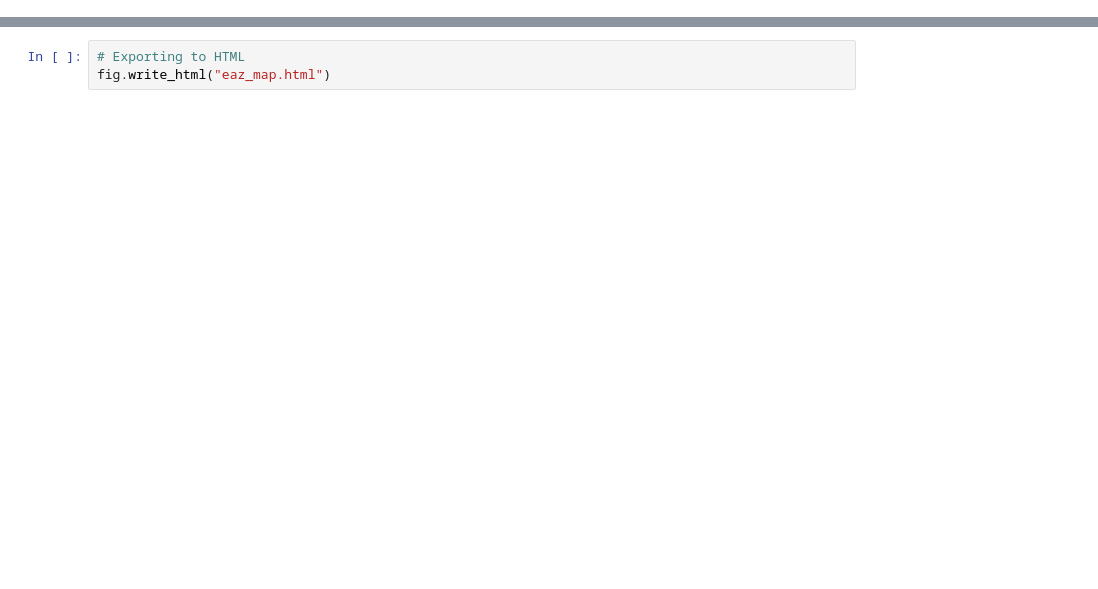
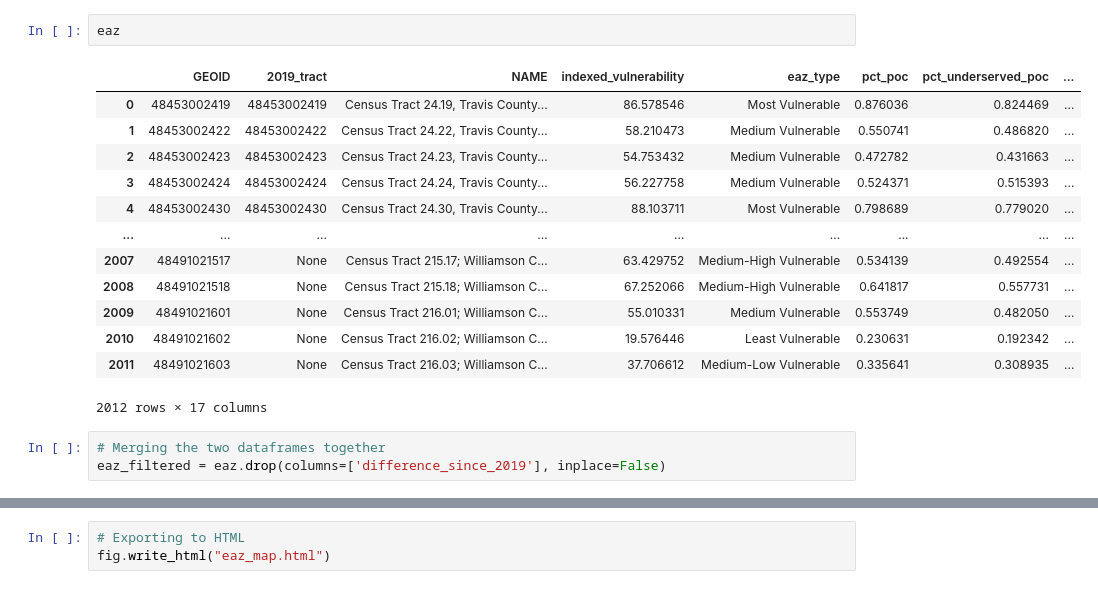
Before and after one commit to cityofaustin/dts-equity-analysis-zones, a Jupyter notebook: maps/eaz_comparison.ipynb, the cells around one changed output, grey strips where cells are left out. Saved outputs shown, nothing was run; the diff lists cells and outputs as text; blank space fills up the shorter version.

```diff
--- a/maps/eaz_comparison.ipynb
+++ b/maps/eaz_comparison.ipynb
@@ -13,0 +172,19 @@ geojson = eaz.__geo_interface__
+# %%
+eaz
+# %% [output]
+|  | GEOID | 2019_tract | NAME | indexed_vulnerability | eaz_type | pct_poc | pct_underserved_poc | ... |
+| 0 | 48453002419 | 48453002419 | Census Tract 24.19, Travis County... | 86.578546 | Most Vulnerable | 0.876036 | 0.824469 | ... |
+| 1 | 48453002422 | 48453002422 | Census Tract 24.22, Travis County... | 58.210473 | Medium Vulnerable | 0.550741 | 0.486820 | ... |
+| 2 | 48453002423 | 48453002423 | Census Tract 24.23, Travis County... | 54.753432 | Medium Vulnerable | 0.472782 | 0.431663 | ... |
+| 3 | 48453002424 | 48453002424 | Census Tract 24.24, Travis County... | 56.227758 | Medium Vulnerable | 0.524371 | 0.515393 | ... |
+| 4 | 48453002430 | 48453002430 | Census Tract 24.30, Travis County... | 88.103711 | Most Vulnerable | 0.798689 | 0.779020 | ... |
+| ... | ... | ... | ... | ... | ... | ... | ... | ... |
+| 2007 | 48491021517 | None | Census Tract 215.17; Williamson C... | 63.429752 | Medium-High Vulnerable | 0.534139 | 0.492554 | ... |
+| 2008 | 48491021518 | None | Census Tract 215.18; Williamson C... | 67.252066 | Medium-High Vulnerable | 0.641817 | 0.557731 | ... |
+| 2009 | 48491021601 | None | Census Tract 216.01; Williamson C... | 55.010331 | Medium Vulnerable | 0.553749 | 0.482050 | ... |
+| 2010 | 48491021602 | None | Census Tract 216.02; Williamson C... | 19.576446 | Least Vulnerable | 0.230631 | 0.192342 | ... |
+| 2011 | 48491021603 | None | Census Tract 216.03; Williamson C... | 37.706612 | Medium-Low Vulnerable | 0.335641 | 0.308935 | ... |
+2012 rows × 17 columns
+# %%
+# Merging the two dataframes together
+eaz_filtered = eaz.drop(columns=['difference_since_2019'], inplace=False)
```
Also changed, not shown: parts of 23 cells of this notebook, 1 other file.
